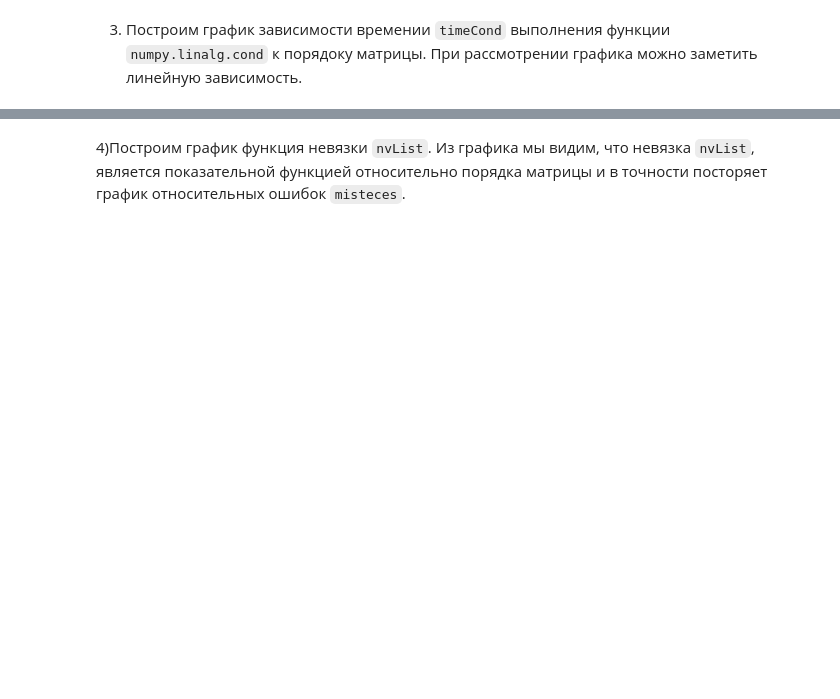
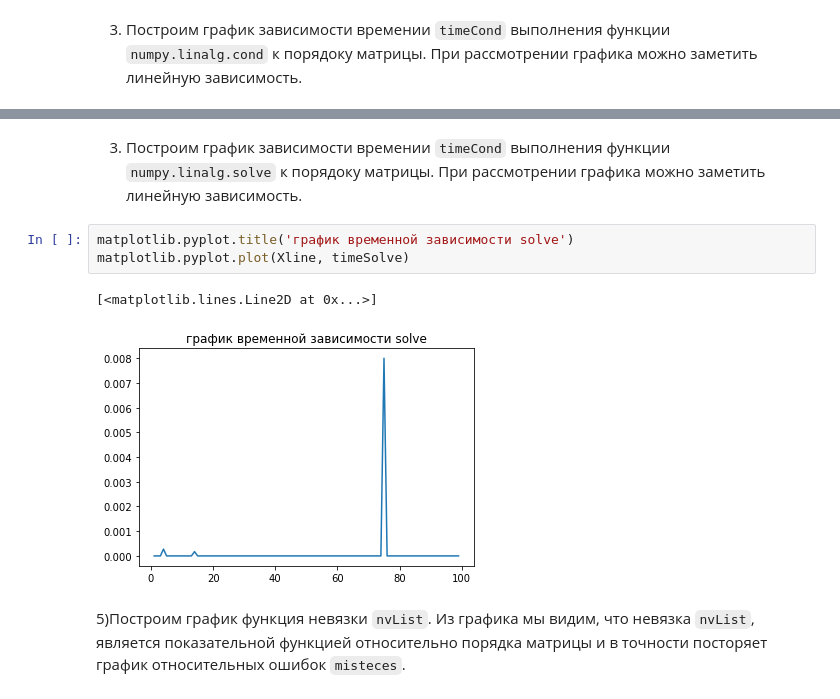
Before and after one commit to Stepa123de/CrmsOnPytHhon, a Jupyter notebook: CKAm.ipynb, the cells around one changed output, grey strips where cells are left out. Drawn from its saved outputs; the diff is of its cells as text; blank space fills up the shorter version.

```diff
--- a/CKAm.ipynb
+++ b/CKAm.ipynb
@@ -131,5 +149,13 @@ matplotlib.pyplot.plot(Xline, timeCond)
+# %% [markdown]
+3) Построим график зависимости времении `timeCond` выполнения функции `numpy.linalg.solve` к порядоку матрицы. При рассмотрении графика можно заметить линейную зависимость.
+# %%
+matplotlib.pyplot.title('график временной зависимости solve')
+matplotlib.pyplot.plot(Xline, timeSolve)
+# %% [output]
+[<matplotlib.lines.Line2D at 0x...>]
+[figure, added]
 # %% [markdown]
-4)Построим график функция невязки `nvList`. Из графика мы видим, что невязка `nvList`, является показательной функцией относительно порядка матрицы и в точности посторяет график относительных ошибок `misteces`.
+5)Построим график функция невязки `nvList`. Из графика мы видим, что невязка `nvList`, является показательной функцией относительно порядка матрицы и в точности посторяет график относительных ошибок `misteces`.
 # %%
 matplotlib.pyplot.title('График невязки')
 matplotlib.pyplot.loglog(Xline, nvList)
```
Also changed, not shown: parts of 15 cells of this notebook.
